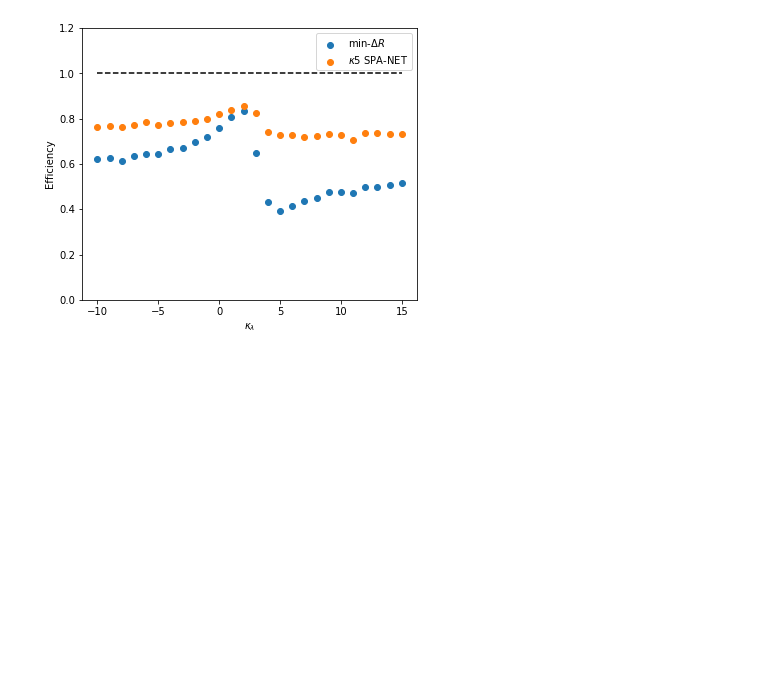
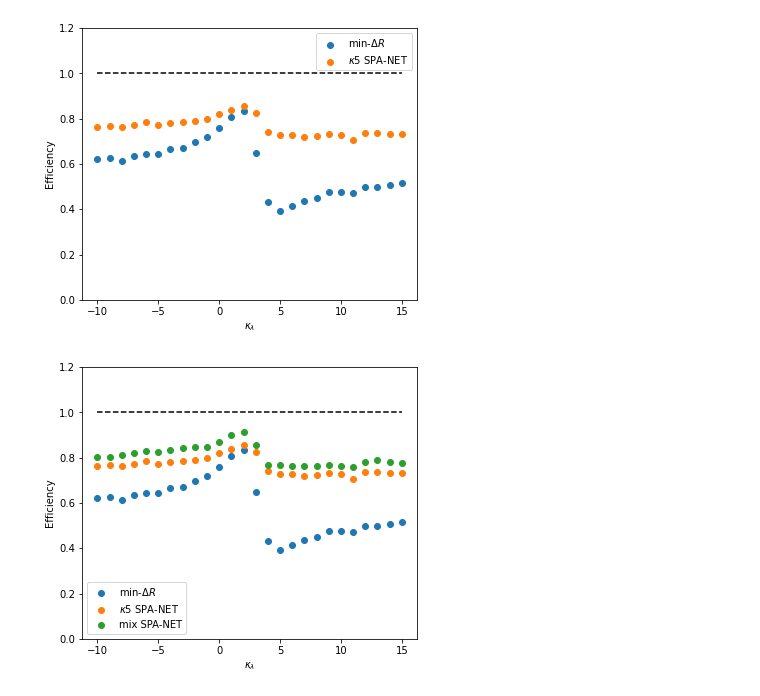
Before and after one commit to r10222035/3-4-Higgs-Collider-Study, a Jupyter notebook: Analysis/Pairing_performance.ipynb, the cells around one changed output. Saved outputs shown, nothing was run; the diff lists cells and outputs as text; code cells hidden in the pictures; blank space fills up the shorter version.

Commit message:
Add mixing SPANET results

```diff
--- a/Analysis/Pairing_performance.ipynb
+++ b/Analysis/Pairing_performance.ipynb
@@ -701,3 +758,25 @@ plt.savefig('figures/pairing_efficiency_kappa-k5.png', facecolor='White',dpi=300
 plt.show()
 # %% [output]
 [figure]
+# %%
+x = np.array(kappas)
+min_dR_eff = [results['correct pair'] / results['Matching'] for results in min_dR_pairings]
+k5_SPANET_eff = [results['correct pair'] / results['Matching'] for results in k5_SPANET_pairings]
+mix_SPANET_eff = [results['correct pair'] / results['Matching'] for results in mix_SPANET_pairings]
+
+fig, ax = plt.subplots(1,1, figsize=(6,5))
+ax.plot(x, np.ones_like(x), 'k--')
+ax.scatter(x, min_dR_eff, label='min-$\Delta R$')
+ax.scatter(x, k5_SPANET_eff, label='$\kappa 5$ SPA-NET')
+ax.scatter(x, mix_SPANET_eff, label='mix SPA-NET')
+ax.legend()
+ax.set_ylim(0,1.2)
+ax.set_xlabel('$\kappa_\lambda$')
+ax.set_ylabel('Efficiency')
+ax.set_title('')
+
+plt.savefig('figures/pairing_efficiency_kappa-mix.png', facecolor='White',dpi=300, bbox_inches='tight')
+
+plt.show()
+# %% [output]
+[figure, added]
```
Also changed, not shown: parts of 3 cells of this notebook, 8 other files.
